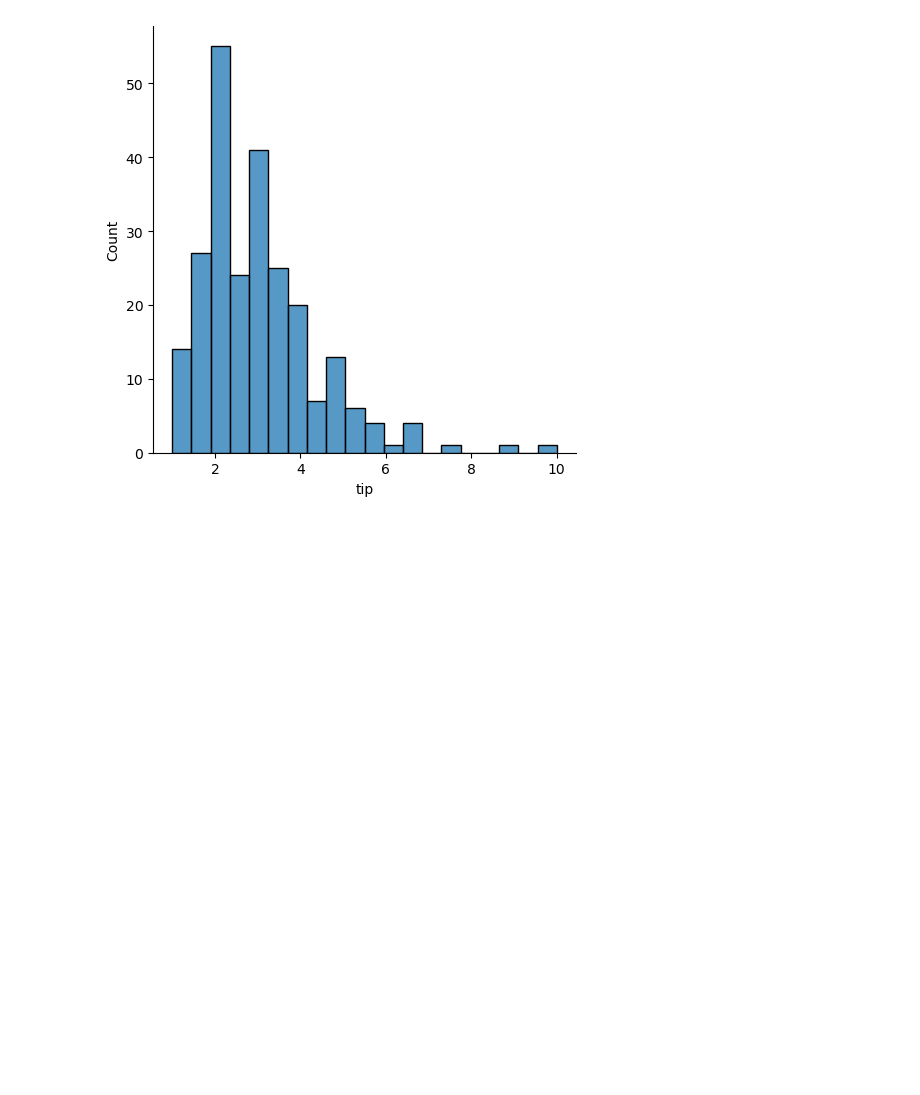
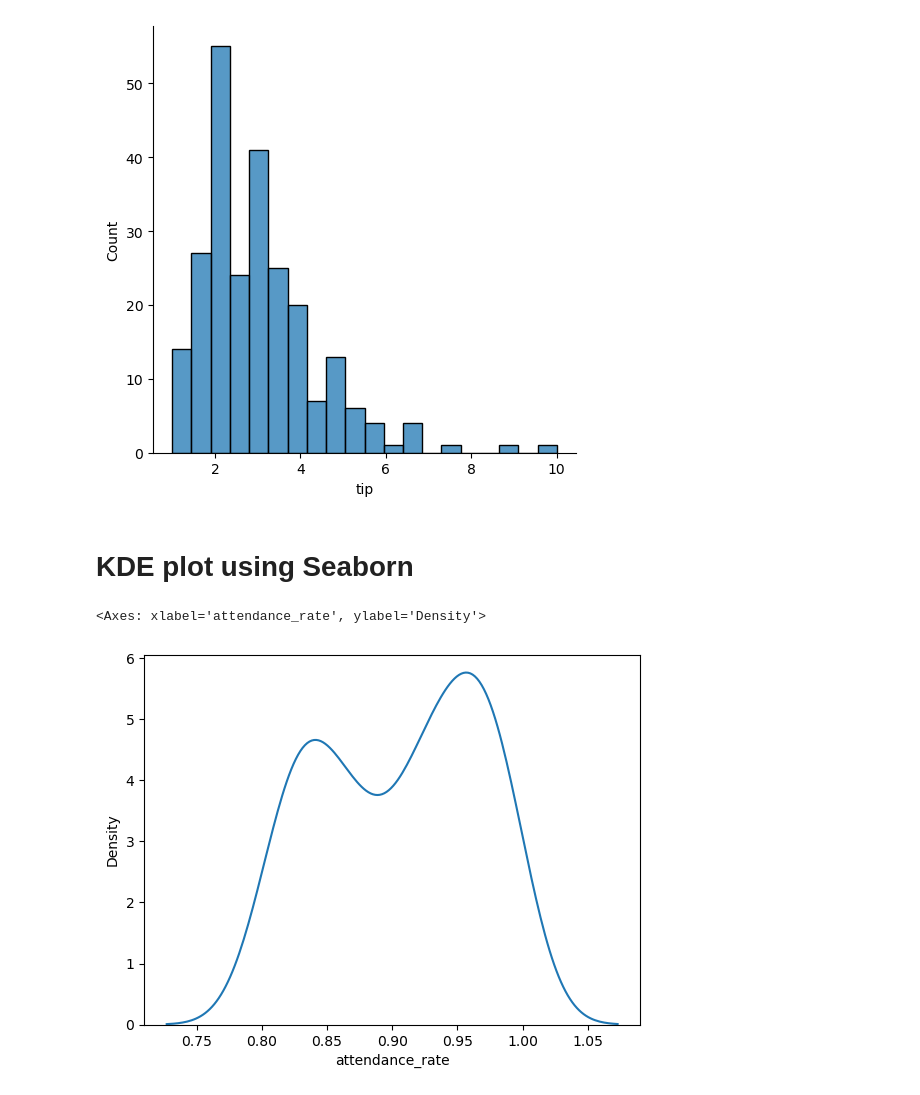
Before and after one commit to Dev-Maidul/Matplotlib, a Jupyter notebook: Seaborn.ipynb, the cells around one changed output. Saved outputs shown, nothing was run; the diff lists cells and outputs as text; code cells hidden in the pictures; blank space fills up the shorter version.

Commit message:
learn kde plot

```diff
--- a/Seaborn.ipynb
+++ b/Seaborn.ipynb
@@ -139,3 +139,10 @@ sns.displot(kind='hist' , data = tips_data, x ='tip', bins=20)
 # %% [output]
 <seaborn.axisgrid.FacetGrid at 0x...>
 [figure]
+# %% [markdown]
+# KDE plot using Seaborn
+# %%
+sns.kdeplot(data = student , x ='attendance_rate')
+# %% [output]
+<Axes: xlabel='attendance_rate', ylabel='Density'>
+[figure, added]
```
Also changed, not shown: parts of 1 cell of this notebook.
